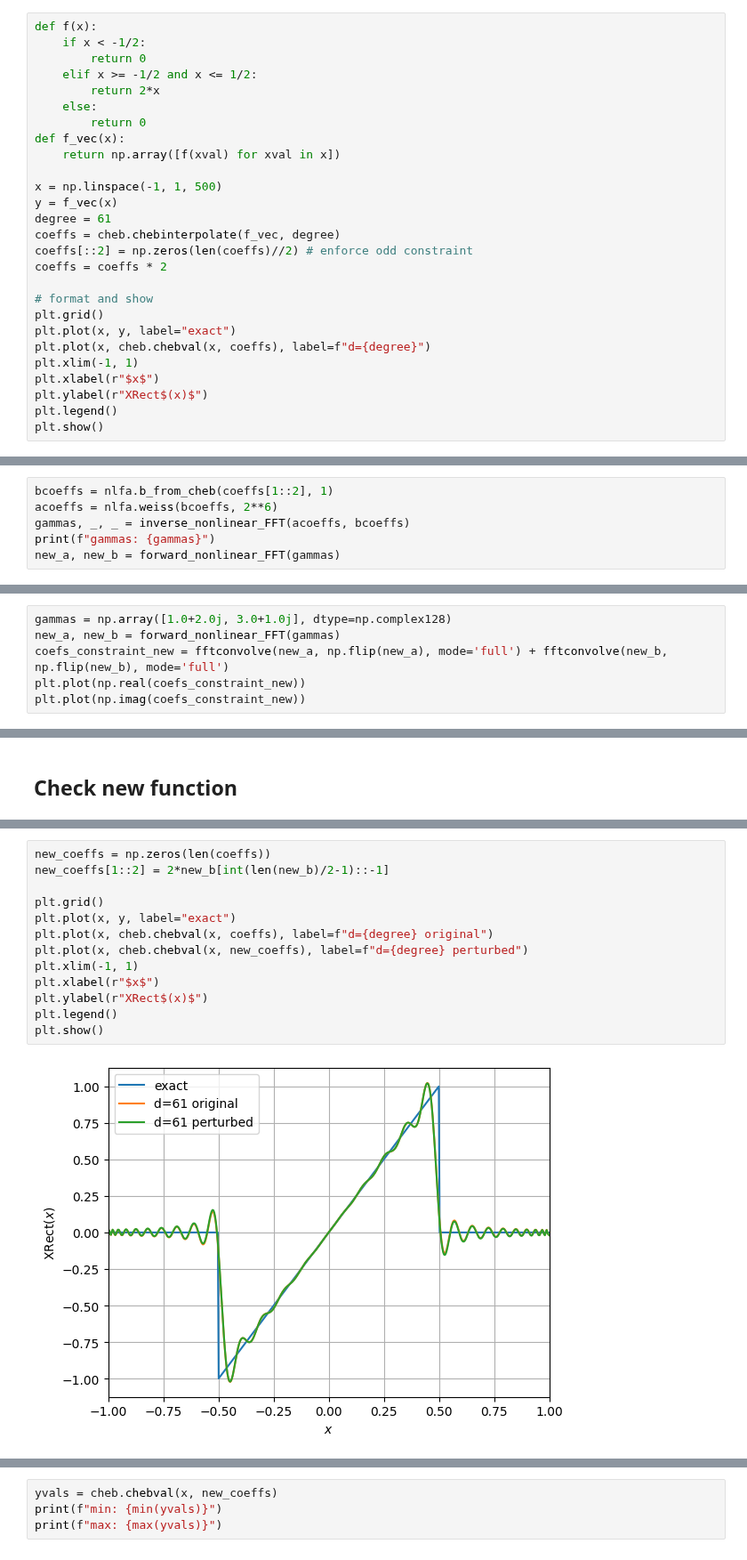
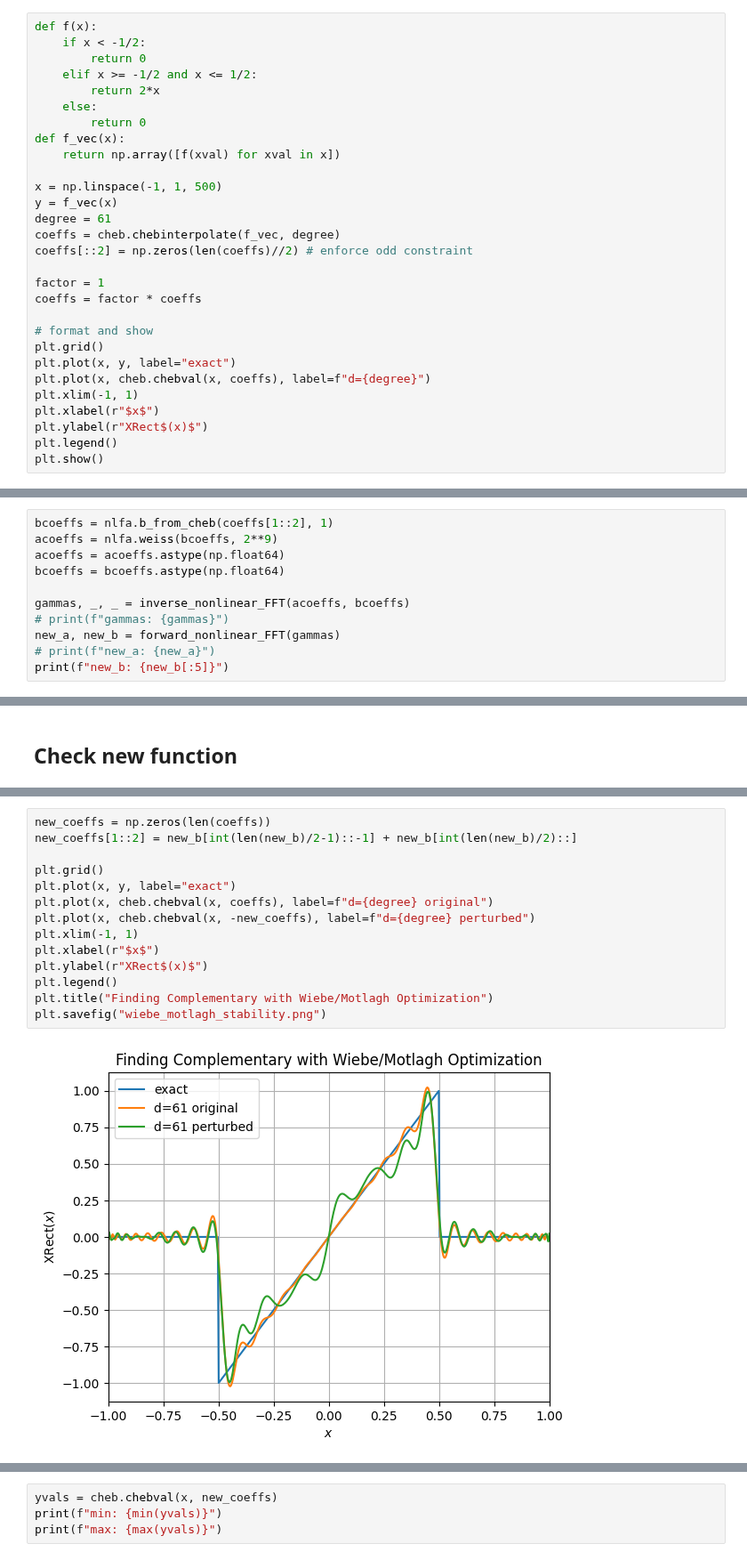
Before and after one commit to qsppack/pyqsppack, a Jupyter notebook: perturbation.ipynb, the cells around one changed output, grey strips where cells are left out. Shown at 89% size. Cells and saved outputs as stored; diff of their text form.

```diff
--- a/perturbation.ipynb
+++ b/perturbation.ipynb
@@ -28,7 +145,9 @@ y = f_vec(x)
 degree = 61
 coeffs = cheb.chebinterpolate(f_vec, degree)
 coeffs[::2] = np.zeros(len(coeffs)//2) # enforce odd constraint
-coeffs = coeffs * 2
+
+factor = 1
+coeffs = factor * coeffs
 
 # format and show
 plt.grid()
@@ -155,7 +265,12 @@ def forward_nonlinear_FFT(gammas: np.ndarray, m=0, debug=False) -> tuple[np.ndar
 # %%
 bcoeffs = nlfa.b_from_cheb(coeffs[1::2], 1)
-acoeffs = nlfa.weiss(bcoeffs, 2**6)
+acoeffs = nlfa.weiss(bcoeffs, 2**9)
+acoeffs = acoeffs.astype(np.float64)
+bcoeffs = bcoeffs.astype(np.float64)
+
 gammas, _, _ = inverse_nonlinear_FFT(acoeffs, bcoeffs)
-print(f"gammas: {gammas}")
+# print(f"gammas: {gammas}")
 new_a, new_b = forward_nonlinear_FFT(gammas)
+# print(f"new_a: {new_a}")
+print(f"new_b: {new_b[:5]}")
 # %% [output]
@@ -194,6 +304,0 @@ plt.plot(np.imag(coefs_constraint_new))
-# %%
-gammas = np.array([1.0+2.0j, 3.0+1.0j], dtype=np.complex128)
-new_a, new_b = forward_nonlinear_FFT(gammas)
-coefs_constraint_new = fftconvolve(new_a, np.flip(new_a), mode='full') + fftconvolve(new_b, np.flip(new_b), mode='full')
-plt.plot(np.real(coefs_constraint_new))
-plt.plot(np.imag(coefs_constraint_new))
@@ -227,15 +346,16 @@ plt.show()
 # %%
 new_coeffs = np.zeros(len(coeffs))
-new_coeffs[1::2] = 2*new_b[int(len(new_b)/2-1)::-1]
+new_coeffs[1::2] = new_b[int(len(new_b)/2-1)::-1] + new_b[int(len(new_b)/2)::]
 
 plt.grid()
 plt.plot(x, y, label="exact")
 plt.plot(x, cheb.chebval(x, coeffs), label=f"d={degree} original")
-plt.plot(x, cheb.chebval(x, new_coeffs), label=f"d={degree} perturbed")
+plt.plot(x, cheb.chebval(x, -new_coeffs), label=f"d={degree} perturbed")
 plt.xlim(-1, 1)
 plt.xlabel(r"$x$")
 plt.ylabel(r"XRect$(x)$")
 plt.legend()
-plt.show()
+plt.title("Finding Complementary with Wiebe/Motlagh Optimization")
+plt.savefig("wiebe_motlagh_stability.png")
 # %% [output]
-[figure, old version]
+[figure, new version]
```
Also changed, not shown: parts of 23 cells of this notebook, 2 other files.
